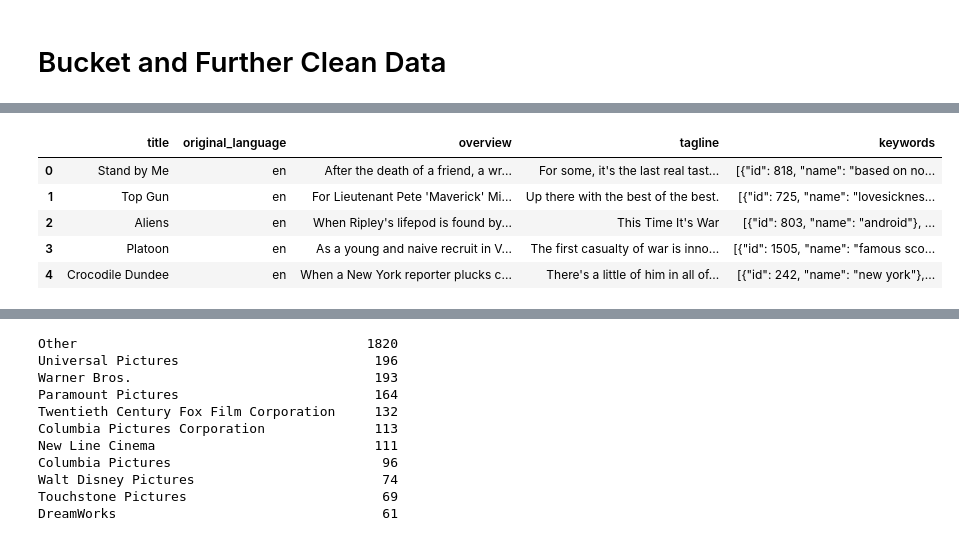
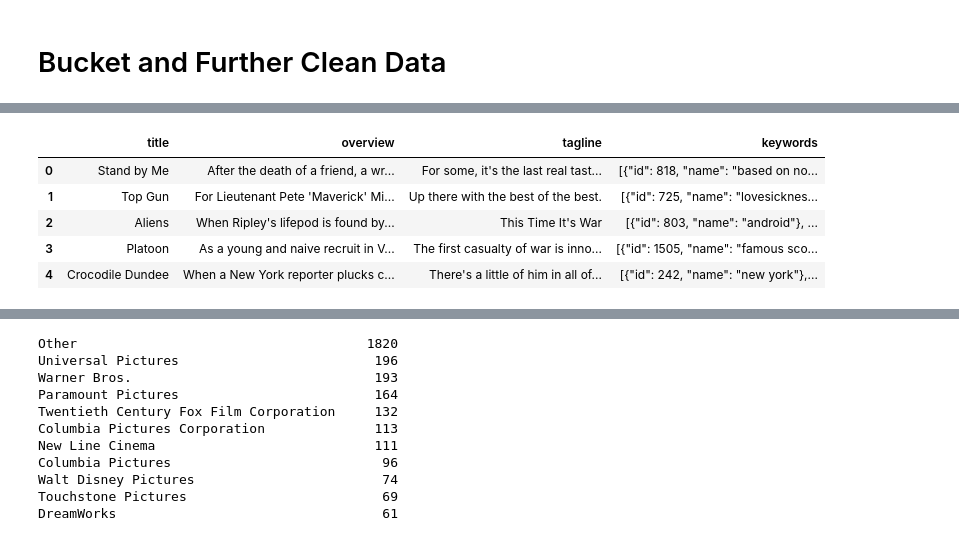
Before and after one commit to Daniel-Schroeder15/Movies_project, a Jupyter notebook: Final_Project_GroupC_DataClean.ipynb, the cells around one changed output, grey strips where cells are left out. Cells and saved outputs as stored; diff of their text form; code cells hidden in the pictures.

```diff
--- a/Final_Project_GroupC_DataClean.ipynb
+++ b/Final_Project_GroupC_DataClean.ipynb
@@ -299,14 +352,14 @@ Movies_Streaming_Merge_df
 # %%
 # Seperating movie data not initially usable for machine learning model in seperate DataFrame
-Movie_Info_df = pd.DataFrame(Movies_df, columns = ["title", "original_language", "overview", "tagline", "keywords"])
+Movie_Info_df = pd.DataFrame(Movies_df, columns = ["title", "overview", "tagline", "keywords"])
 Movie_Info_df.head()
 # %% [output]
-|  | title | original_language | overview | tagline | keywords |
-| 0 | Stand by Me | en | After the death of a friend, a wr... | For some, it's the last real tast... | [{"id": 818, "name": "based on no... |
-| 1 | Top Gun | en | For Lieutenant Pete 'Maverick' Mi... | Up there with the best of the best. | [{"id": 725, "name": "lovesicknes... |
-| 2 | Aliens | en | When Ripley's lifepod is found by... | This Time It's War | [{"id": 803, "name": "android"}, ... |
-| 3 | Platoon | en | As a young and naive recruit in V... | The first casualty of war is inno... | [{"id": 1505, "name": "famous sco... |
-| 4 | Crocodile Dundee | en | When a New York reporter plucks c... | There's a little of him in all of... | [{"id": 242, "name": "new york"},... |
+|  | title | overview | tagline | keywords |
+| 0 | Stand by Me | After the death of a friend, a wr... | For some, it's the last real tast... | [{"id": 818, "name": "based on no... |
+| 1 | Top Gun | For Lieutenant Pete 'Maverick' Mi... | Up there with the best of the best. | [{"id": 725, "name": "lovesicknes... |
+| 2 | Aliens | When Ripley's lifepod is found by... | This Time It's War | [{"id": 803, "name": "android"}, ... |
+| 3 | Platoon | As a young and naive recruit in V... | The first casualty of war is inno... | [{"id": 1505, "name": "famous sco... |
+| 4 | Crocodile Dundee | When a New York reporter plucks c... | There's a little of him in all of... | [{"id": 242, "name": "new york"},... |
 # %%
 # Fix string error
 companies = Movies_df["company"]
```
Also changed, not shown: parts of 27 cells of this notebook.
